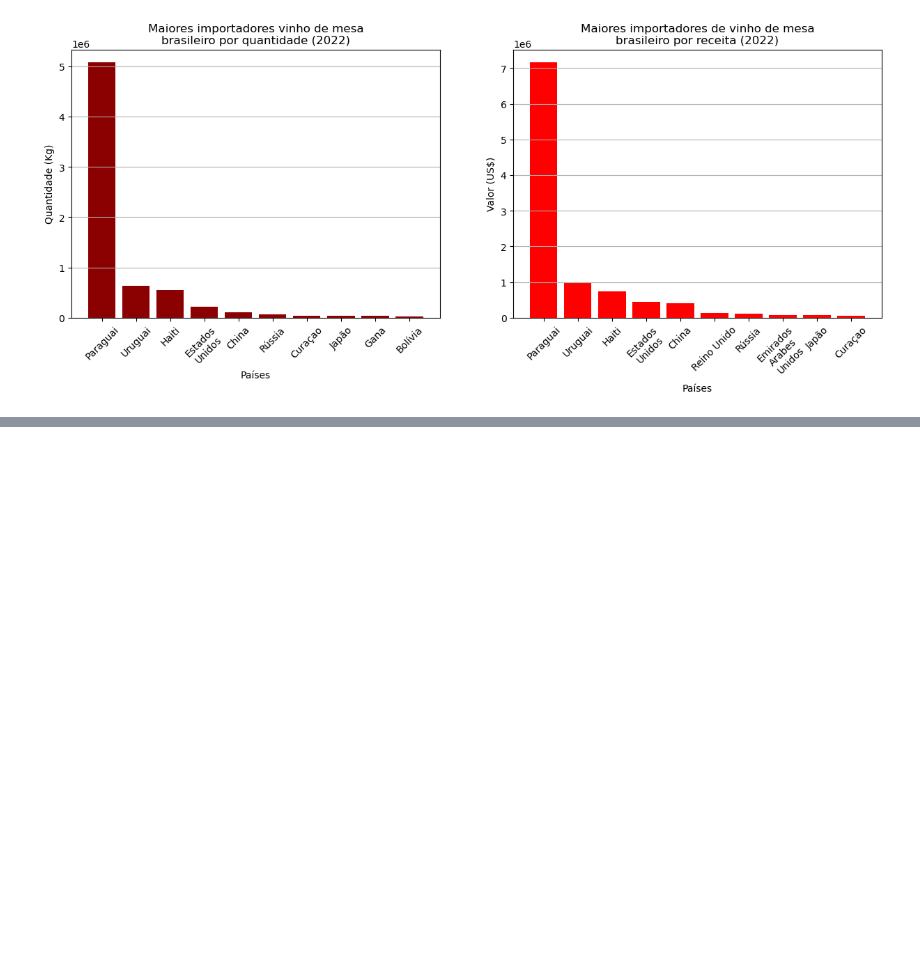
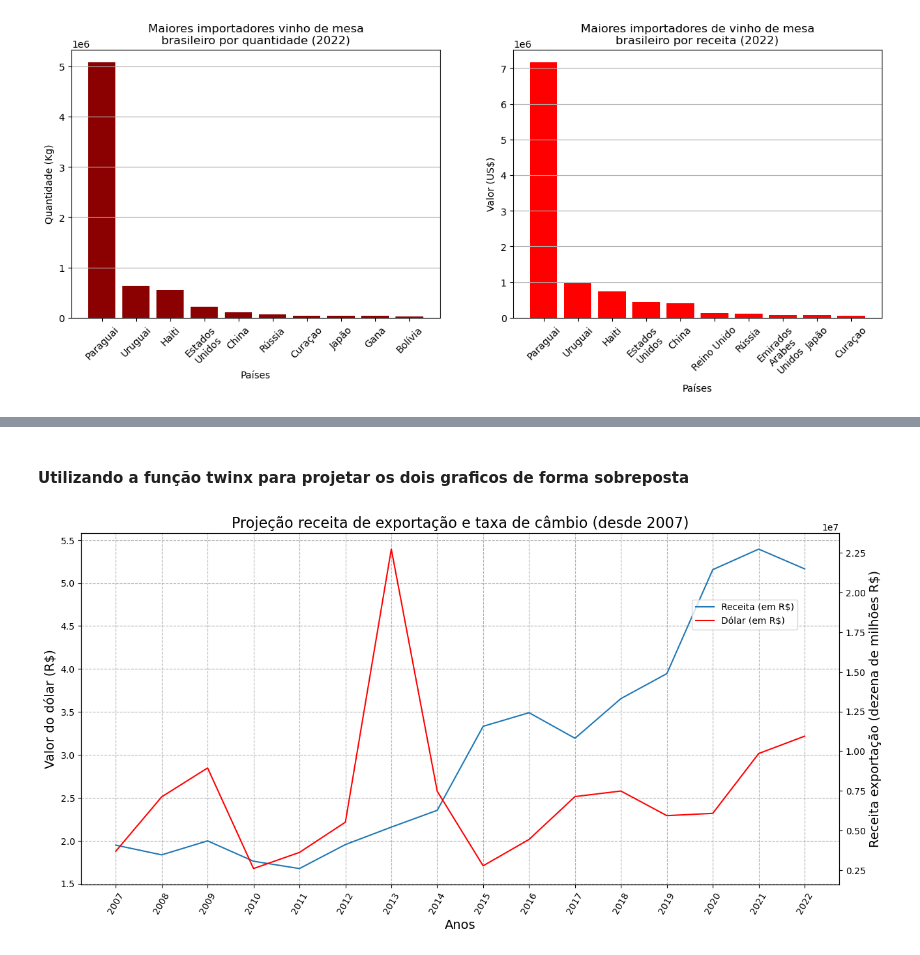
Before and after one commit to thiagoferr/Desafio-Tech-FIAP, a Jupyter notebook: Desafio Tech.ipynb, the cells around one changed output, grey strips where cells are left out. Saved outputs shown, nothing was run; the diff lists cells and outputs as text; code cells hidden in the pictures; blank space fills up the shorter version.

```diff
--- a/Desafio Tech.ipynb
+++ b/Desafio Tech.ipynb
@@ -240,0 +254,30 @@ plt.show()
+# %% [markdown]
+#### Utilizando a função twinx para projetar os dois graficos de forma sobreposta
+# %%
+fig, ax1 = plt.subplots(figsize=(15,7))
+
+colunas_sem_total = ~dados_tratados.index.isin(['Total'])
+
+x=dolar['Data']
+y=dolar[dolar.columns[1]]
+x1 = dados_tratados['Valor (US$)'].columns
+y1 = dados_tratados['Valor (US$)'].loc['Total']
+
+ax1.plot(x[16:],y[16:], label='Receita (em R$)')
+ax1.set_xticks(x[16:])
+ax1.set_xlabel('Anos', size=14)
+ax1.set_ylabel('Valor do dólar (R$)', size=14)
+ax1.set_xticklabels(x[16:], rotation=60)
+ax1.grid(linestyle='--')
+ax1.set_title('Projeção receita de exportação e taxa de câmbio (desde 2007)',size=16)
+
+ax2 = ax1.twinx()
+
+ax2.plot(x1,y1, color='red', label='Dólar (em R$)')
+ax2.set_xticks(x1)
+ax2.set_ylabel('Receita exportação (dezena de milhões R$)', size=14)
+fig.legend(loc="upper right",borderaxespad= 10)
+# plt.tight_layout()
+plt.show()
+# %% [output]
+[figure, added]
```
Also changed, not shown: parts of 5 cells of this notebook.
